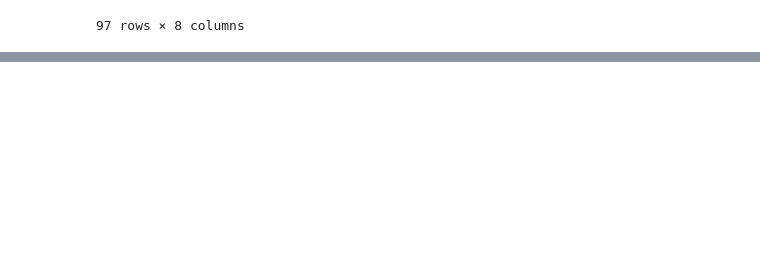
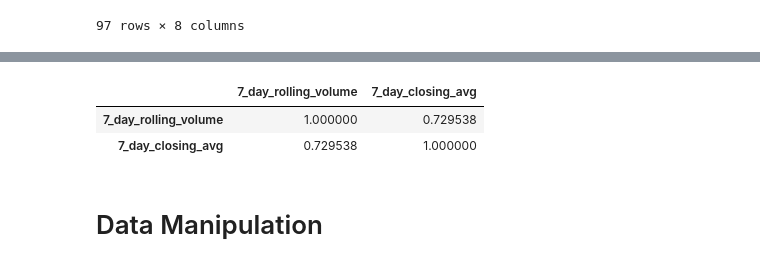
Before and after one commit to jinyongnan810/RNN-practices, a Jupyter notebook: time-series-forecasting-101/bitcoin_analysis.ipynb, the cells around one changed output, grey strips where cells are left out. Drawn from its saved outputs; the diff is of its cells as text; code cells hidden in the pictures; blank space fills up the shorter version.

```diff
--- a/time-series-forecasting-101/bitcoin_analysis.ipynb
+++ b/time-series-forecasting-101/bitcoin_analysis.ipynb
@@ -113,0 +125,10 @@ df[abs(df['change']) > 10]
+# %%
+# Plot the correlation between the closing price and the volume
+# df['7_day_rolling_volume'].corr(df['7_day_closing_avg'])
+df[['7_day_rolling_volume', '7_day_closing_avg']].corr()
+# %% [output]
+|  | 7_day_rolling_volume | 7_day_closing_avg |
+| 7_day_rolling_volume | 1.000000 | 0.729538 |
+| 7_day_closing_avg | 0.729538 | 1.000000 |
+# %% [markdown]
+# Data Manipulation
```
Also changed, not shown: parts of 7 cells of this notebook, 1 other file.
